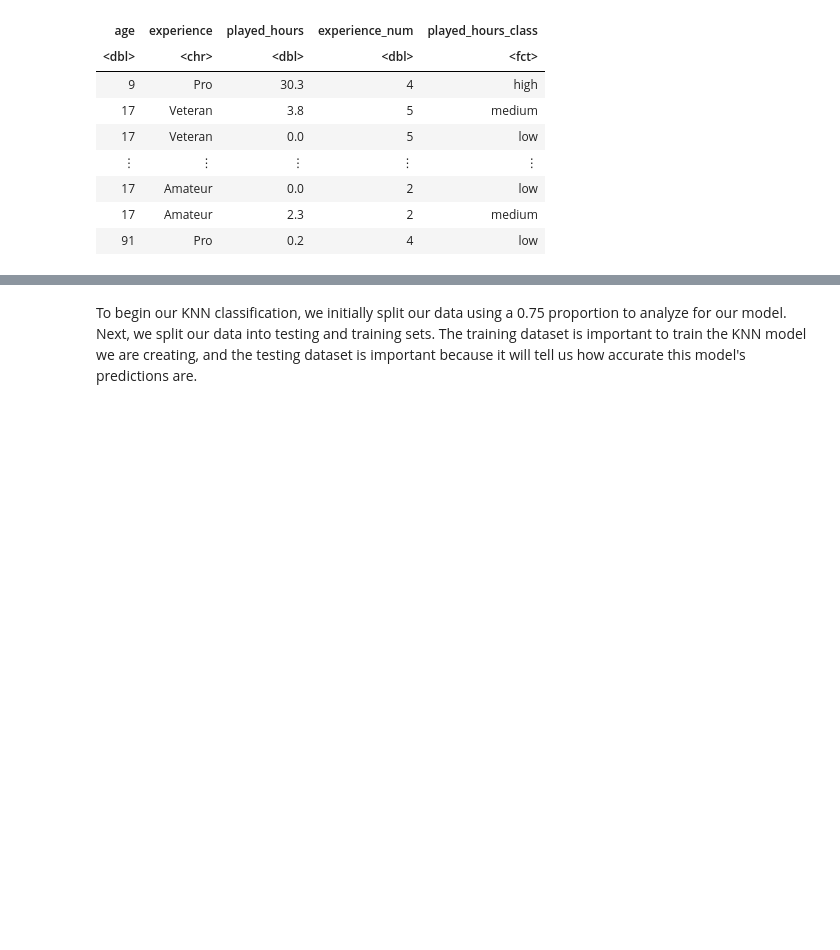
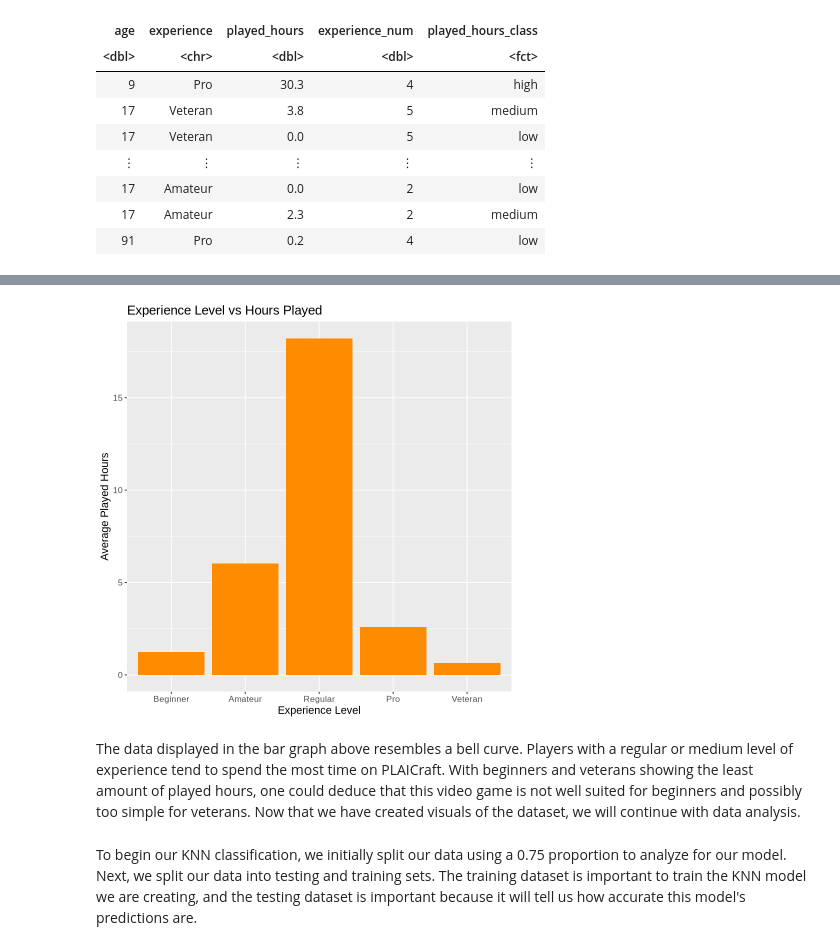
Before and after one commit to kathyythoi/dsci_project, a Jupyter notebook: finalprojectreoport.ipynb, the cells around one changed output, grey strips where cells are left out. Saved outputs shown, nothing was run; the diff lists cells and outputs as text; code cells hidden in the pictures; blank space fills up the shorter version.

```diff
--- a/finalprojectreoport.ipynb
+++ b/finalprojectreoport.ipynb
@@ -204,0 +258,7 @@ A tibble: 196 × 5
+# %%
+#We will first convert experience from a character to a factor
+experience_class_data<- data_classified |>
+mutate(experience=as_factor(experience))|>
+mutate(experience = factor(experience, levels = c("Beginner", "Amateur", "Regular", "Pro", "Veteran")))
+
+experience_class_data
@@ -204,0 +276,7 @@ A tibble: 196 × 5
+# %%
+#Now we will calculate the average played hours per experience level
+library(dplyr)
+experience_level_summary <- experience_class_data |>
+  group_by(experience) |>
+  summarize(avg_played_hours = mean(played_hours, na.rm = TRUE))
+experience_level_summary
@@ -205,3 +292,16 @@ A tibble: 196 × 5
+# %%
+#Finally we are ready to plot our data
+experience_playtime<-experience_level_summary |>
+ggplot(aes(x=experience, y=avg_played_hours))+
+geom_bar(stat="identity", fill = "darkorange")+
+labs(x="Experience Level", y="Average Played Hours", title="Experience Level vs Hours Played")+
+  theme(text = element_text(size = 13))
+
+experience_playtime
+# %% [output]
+[figure, added]
+# %% [markdown]
+The data displayed in the bar graph above resembles a bell curve. Players with a regular or medium level of experience tend to spend the most time on PLAICraft. With beginners and veterans showing the least amount of played hours, one could deduce that this video game is not well suited for beginners and possibly too simple for veterans. Now that we have created visuals of the dataset, we will continue with data analysis.
 # %% [markdown]
 To begin our KNN classification, we initially split our data using a 0.75 proportion to analyze for our model. Next, we split our data into testing and training sets. The training dataset is important to train the KNN model we are creating, and the testing dataset is important because it will tell us how accurate this model's predictions are.
 # %%
```
Also changed, not shown: parts of 9 cells of this notebook.
